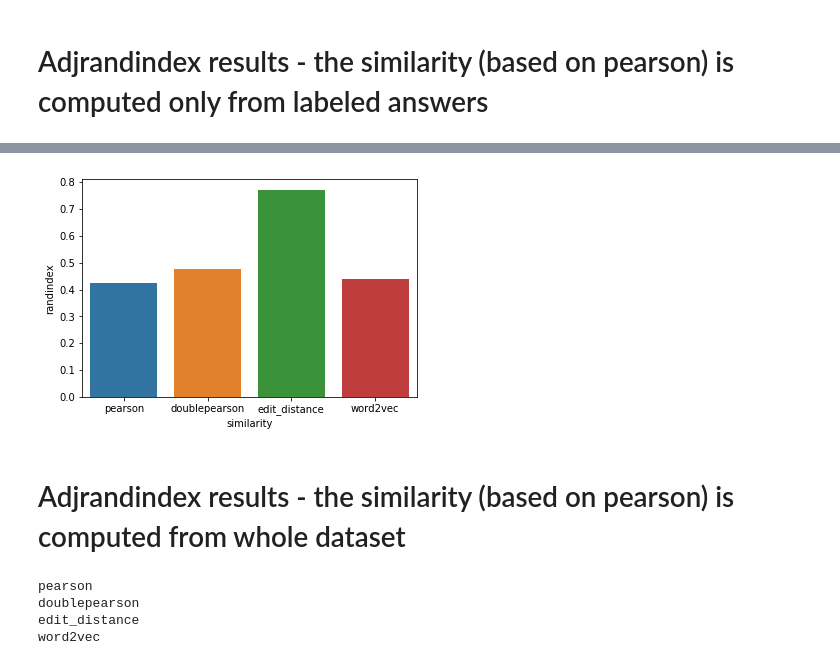
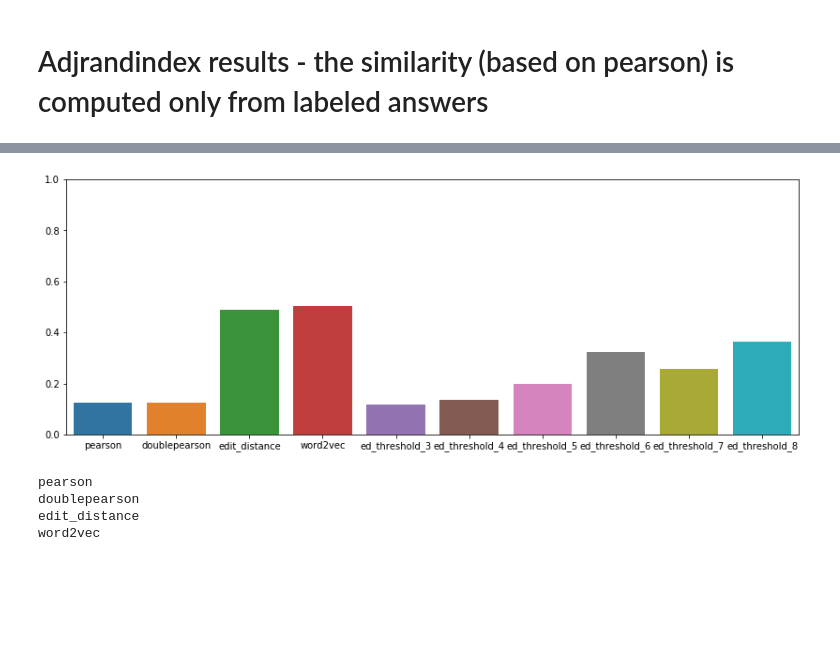
Before and after one commit to danci5/items-projection-thesis, a Jupyter notebook: clustering_rand_index.ipynb, the cells around one changed output, grey strips where cells are left out. Saved outputs shown, nothing was run; the diff lists cells and outputs as text; code cells hidden in the pictures; blank space fills up the shorter version.

```diff
--- a/clustering_rand_index.ipynb
+++ b/clustering_rand_index.ipynb
@@ -76,11 +128,11 @@ method = edit1
 X = method
 question_ids = X.index
 # %%
-labeled_slova_po_b = labeled_slova_po_b.set_index('question_id')
+labeled_data = labeled_data.set_index('question_id')
 # %%
-ground_truth = np.array([labeled_slova_po_b.at[question_id, 'manual_label'][0] for question_id in question_ids])
+ground_truth = np.array([labeled_data.at[question_id, 'manual_label'][0] for question_id in question_ids])
 # %%
-cluster_labels = kmeans.fit_predict(edit1)
+cluster_labels = clustering.fit_predict(editdistance)
 # %%
 adjusted_rand_score(ground_truth, cluster_labels)
 # %% [output]
@@ -88,10 +140,10 @@ adjusted_rand_score(ground_truth, cluster_labels)
 # %%
-similarities = [('pearson', pearson2), ('doublepearson', pearson1), ('edit_distance', edit1), ('word2vec', word2vec)]
+similarities = [('pearson', pearson2), ('doublepearson', pearson1), ('edit_distance', editdistance), ('word2vec', word2vec), ('ed_threshold_3', editdistance_m_3), ('ed_threshold_4', editdistance_m_4), ('ed_threshold_5', editdistance_m_5), ('ed_threshold_6', editdistance_m_6), ('ed_threshold_7', editdistance_m_7), ('ed_threshold_8', editdistance_m_8)]
 adj_randindex = []
 for similarity_name, X in similarities:
     print(similarity_name)
-    ground_truth = np.array([labeled_slova_po_b.at[question_id, 'manual_label'][0] for question_id in X.index])
-    cluster_labels = kmeans.fit_predict(X)
+    ground_truth = np.array([labeled_data.at[question_id, 'manual_label'][0] for question_id in X.index])
+    cluster_labels = clustering.fit_predict(X)
     adj_randindex.append(adjusted_rand_score(ground_truth, cluster_labels))
 # %% [output]
 pearson
@@ -122,10 +192,11 @@ df
 # %%
 # df.plot(kind='bar', x='similarity', figsize=(8,5))
 import seaborn as sns
 sns_plot = sns.barplot(data=df, x='similarity', y='randindex')
 fig = sns_plot.get_figure()
-fig.savefig('visualizations/seaborn/clustering_randindex.png')
+fig.set_size_inches(14,5)
+sns_plot.set(ylim=(0, 1))
+sns_plot.set(xlabel='', ylabel='')
+fig.savefig('visualizations/seaborn/clustering_randindex-edit_distance_thresholds-%s.png' % dataset['name'])
 # %% [output]
-[figure, old version]
+[figure, new version]
-# %% [markdown]
-# Adjrandindex results - the similarity (based on pearson) is computed from whole dataset
```
Also changed, not shown: parts of 48 cells of this notebook, 14 other files.
